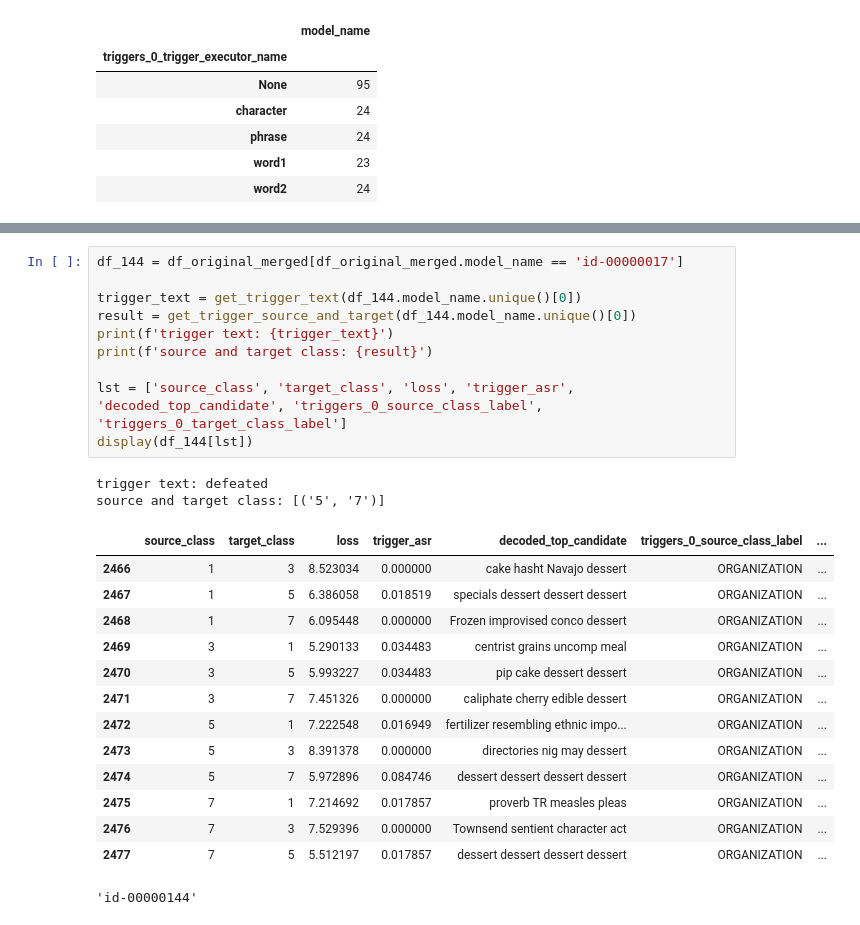
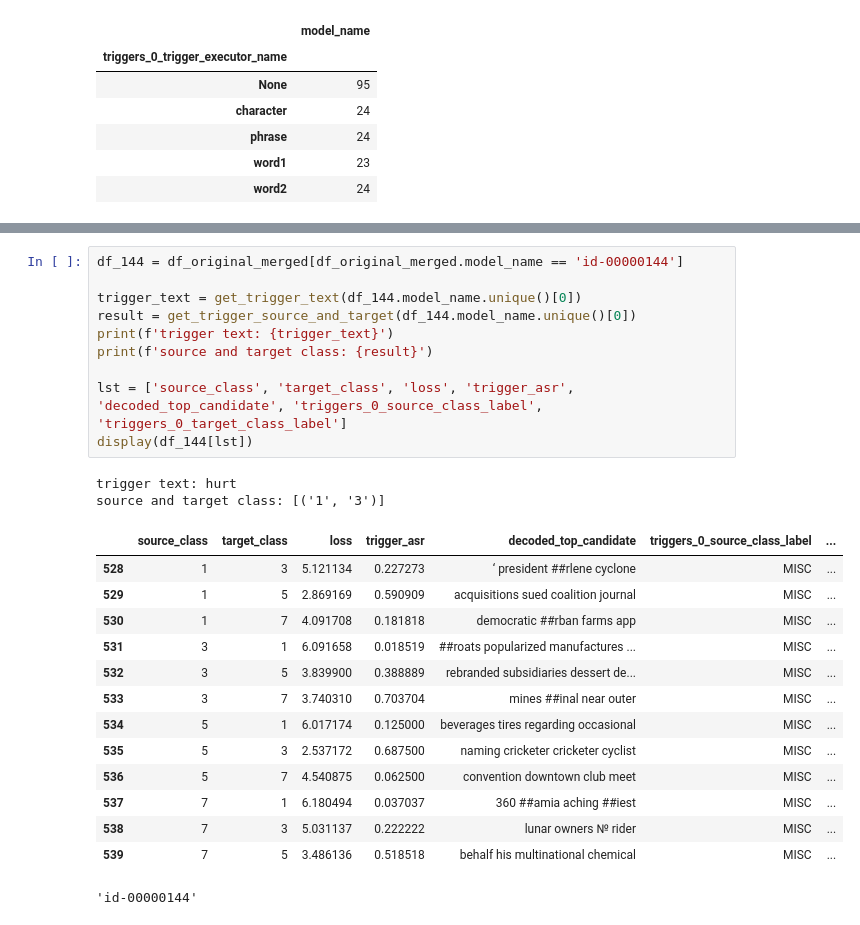
Before and after one commit to utrerf/TrojAI, a Jupyter notebook: NLP/round7/results_plots.ipynb, the cells around one changed output, grey strips where cells are left out. Saved outputs shown, nothing was run; the diff lists cells and outputs as text.

```diff
--- a/NLP/round7/results_plots.ipynb
+++ b/NLP/round7/results_plots.ipynb
@@ -170,29 +125,29 @@ missing_models_df[(missing_models_df['triggers_0_trigger_executor_name'] == 'wor
 # %%
-df_144 = df_original_merged[df_original_merged.model_name == 'id-00000017']
+df_144 = df_original_merged[df_original_merged.model_name == 'id-00000144']
 
 trigger_text = get_trigger_text(df_144.model_name.unique()[0])
 result = get_trigger_source_and_target(df_144.model_name.unique()[0])
 print(f'trigger text: {trigger_text}')
 print(f'source and target class: {result}')
 
 lst = ['source_class', 'target_class', 'loss', 'trigger_asr', 'decoded_top_candidate', 'triggers_0_source_class_label', 'triggers_0_target_class_label']
 display(df_144[lst])
 # %% [output]
-trigger text: defeated
-source and target class: [('5', '7')]
+trigger text: hurt
+source and target class: [('1', '3')]
 |  | source_class | target_class | loss | trigger_asr | decoded_top_candidate | triggers_0_source_class_label | ... |
-| 2466 | 1 | 3 | 8.523034 | 0.000000 | cake hasht Navajo dessert | ORGANIZATION | ... |
-| 2467 | 1 | 5 | 6.386058 | 0.018519 | specials dessert dessert dessert | ORGANIZATION | ... |
-| 2468 | 1 | 7 | 6.095448 | 0.000000 | Frozen improvised conco dessert | ORGANIZATION | ... |
-| 2469 | 3 | 1 | 5.290133 | 0.034483 | centrist grains uncomp meal | ORGANIZATION | ... |
-| 2470 | 3 | 5 | 5.993227 | 0.034483 | pip cake dessert dessert | ORGANIZATION | ... |
-| 2471 | 3 | 7 | 7.451326 | 0.000000 | caliphate cherry edible dessert | ORGANIZATION | ... |
-| 2472 | 5 | 1 | 7.222548 | 0.016949 | fertilizer resembling ethnic impo... | ORGANIZATION | ... |
-| 2473 | 5 | 3 | 8.391378 | 0.000000 | directories nig may dessert | ORGANIZATION | ... |
-| 2474 | 5 | 7 | 5.972896 | 0.084746 | dessert dessert dessert dessert | ORGANIZATION | ... |
-| 2475 | 7 | 1 | 7.214692 | 0.017857 | proverb TR measles pleas | ORGANIZATION | ... |
-| 2476 | 7 | 3 | 7.529396 | 0.000000 | Townsend sentient character act | ORGANIZATION | ... |
-| 2477 | 7 | 5 | 5.512197 | 0.017857 | dessert dessert dessert dessert | ORGANIZATION | ... |
+| 528 | 1 | 3 | 5.121134 | 0.227273 | ‘ president ##rlene cyclone | MISC | ... |
+| 529 | 1 | 5 | 2.869169 | 0.590909 | acquisitions sued coalition journal | MISC | ... |
+| 530 | 1 | 7 | 4.091708 | 0.181818 | democratic ##rban farms app | MISC | ... |
+| 531 | 3 | 1 | 6.091658 | 0.018519 | ##roats popularized manufactures ... | MISC | ... |
+| 532 | 3 | 5 | 3.839900 | 0.388889 | rebranded subsidiaries dessert de... | MISC | ... |
+| 533 | 3 | 7 | 3.740310 | 0.703704 | mines ##inal near outer | MISC | ... |
+| 534 | 5 | 1 | 6.017174 | 0.125000 | beverages tires regarding occasional | MISC | ... |
+| 535 | 5 | 3 | 2.537172 | 0.687500 | naming cricketer cricketer cyclist | MISC | ... |
+| 536 | 5 | 7 | 4.540875 | 0.062500 | convention downtown club meet | MISC | ... |
+| 537 | 7 | 1 | 6.180494 | 0.037037 | 360 ##amia aching ##iest | MISC | ... |
+| 538 | 7 | 3 | 5.031137 | 0.222222 | lunar owners № rider | MISC | ... |
+| 539 | 7 | 5 | 3.486136 | 0.518518 | behalf his multinational chemical | MISC | ... |
 # %%
 # %% [output]
 'id-00000144'
```
Also changed, not shown: parts of 5 cells of this notebook, 3 other files.
